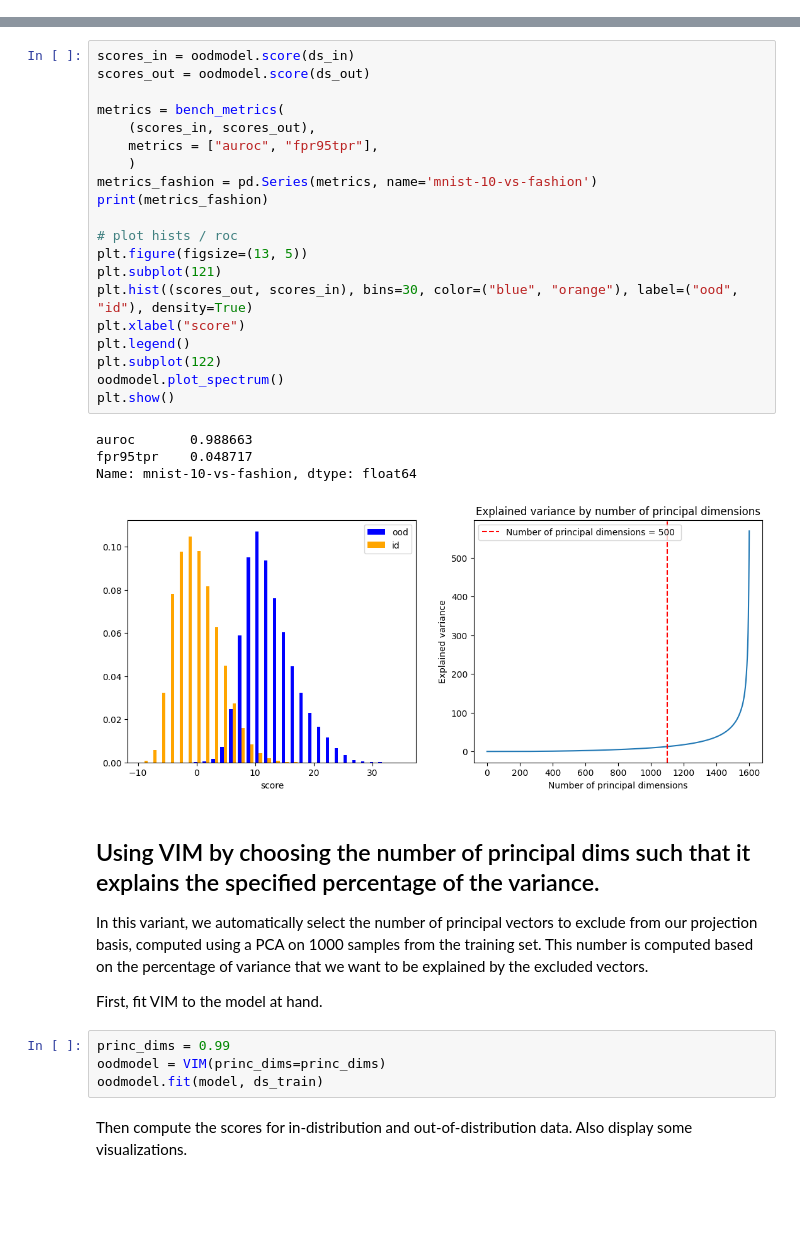
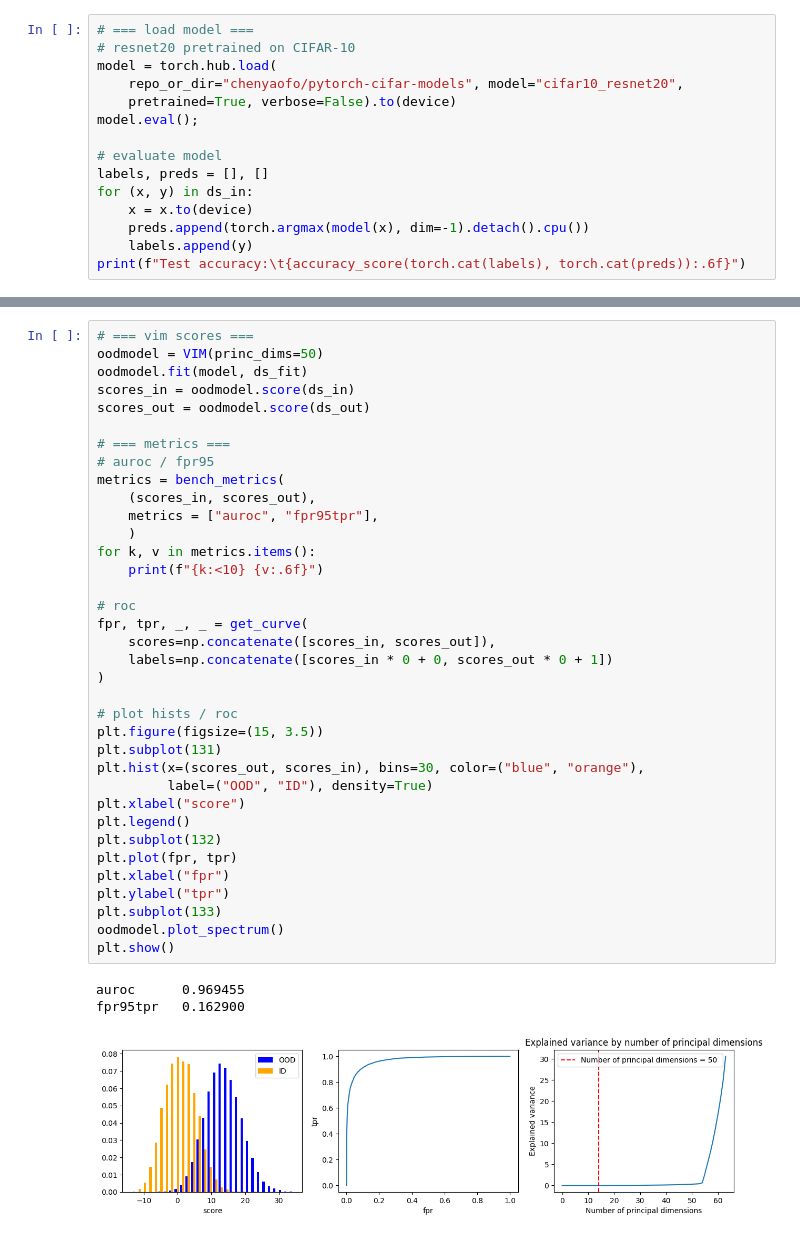
Before and after one commit to deel-ai/oodeel, a Jupyter notebook: docs/notebooks/torch/demo_vim_torch.ipynb, the cells around one changed output, grey strips where cells are left out. Saved outputs shown, nothing was run; the diff lists cells and outputs as text; blank space fills up the shorter version.

Commit message:
docs: update dknn, energy, odin, vim nb using new template

```diff
--- a/docs/notebooks/torch/demo_vim_torch.ipynb
+++ b/docs/notebooks/torch/demo_vim_torch.ipynb
@@ -95,0 +215,15 @@ Then compute the scores for in-distribution and out-of-distribution data. Also d
+# %%
+# === load model ===
+# resnet20 pretrained on CIFAR-10
+model = torch.hub.load(
+    repo_or_dir="chenyaofo/pytorch-cifar-models", model="cifar10_resnet20",
+    pretrained=True, verbose=False).to(device)
+model.eval();
+
+# evaluate model
+labels, preds = [], []
+for (x, y) in ds_in:
+    x = x.to(device)
+    preds.append(torch.argmax(model(x), dim=-1).detach().cpu())
+    labels.append(y)
+print(f"Test accuracy:\t{accuracy_score(torch.cat(labels), torch.cat(preds)):.6f}")
@@ -96,37 +236,40 @@ Then compute the scores for in-distribution and out-of-distribution data. Also d
 # %%
+# === vim scores ===
+oodmodel = VIM(princ_dims=50)
+oodmodel.fit(model, ds_fit)
 scores_in = oodmodel.score(ds_in)
 scores_out = oodmodel.score(ds_out)
 
+# === metrics ===
+# auroc / fpr95
 metrics = bench_metrics(
     (scores_in, scores_out),
     metrics = ["auroc", "fpr95tpr"],
     )
-metrics_fashion = pd.Series(metrics, name='mnist-10-vs-fashion')
-print(metrics_fashion)
+for k, v in metrics.items():
+    print(f"{k:<10} {v:.6f}")
+
+# roc
+fpr, tpr, _, _ = get_curve(
+    scores=np.concatenate([scores_in, scores_out]),
+    labels=np.concatenate([scores_in * 0 + 0, scores_out * 0 + 1])
+)
 
 # plot hists / roc
-plt.figure(figsize=(13, 5))
-plt.subplot(121)
-plt.hist((scores_out, scores_in), bins=30, color=("blue", "orange"), label=("ood", "id"), density=True)
+plt.figure(figsize=(15, 3.5))
+plt.subplot(131)
+plt.hist(x=(scores_out, scores_in), bins=30, color=("blue", "orange"),
+         label=("OOD", "ID"), density=True)
 plt.xlabel("score")
 plt.legend()
-plt.subplot(122)
+plt.subplot(132)
+plt.plot(fpr, tpr)
+plt.xlabel("fpr")
+plt.ylabel("tpr")
+plt.subplot(133)
 oodmodel.plot_spectrum()
 plt.show()
 # %% [output]
-auroc       0.988663
-fpr95tpr    0.048717
-Name: mnist-10-vs-fashion, dtype: float64
+auroc      0.969455
+fpr95tpr   0.162900
-[figure, old version]
+[figure, new version]
-# %% [markdown]
-## Using VIM by choosing the number of principal dims such that it explains the specified percentage of the variance.
-
-In this variant, we automatically select the number of principal vectors to exclude from our projection basis, computed using a PCA on 1000 samples from the training set. This number is computed based on the percentage of variance that we want to be explained by the excluded vectors.
-
-First, fit VIM to the model at hand.
-# %%
-princ_dims = 0.99
-oodmodel = VIM(princ_dims=princ_dims)
-oodmodel.fit(model, ds_train)
-# %% [markdown]
-Then compute the scores for in-distribution and out-of-distribution data. Also display some visualizations.
```
Also changed, not shown: parts of 23 cells of this notebook, 3 other files.
